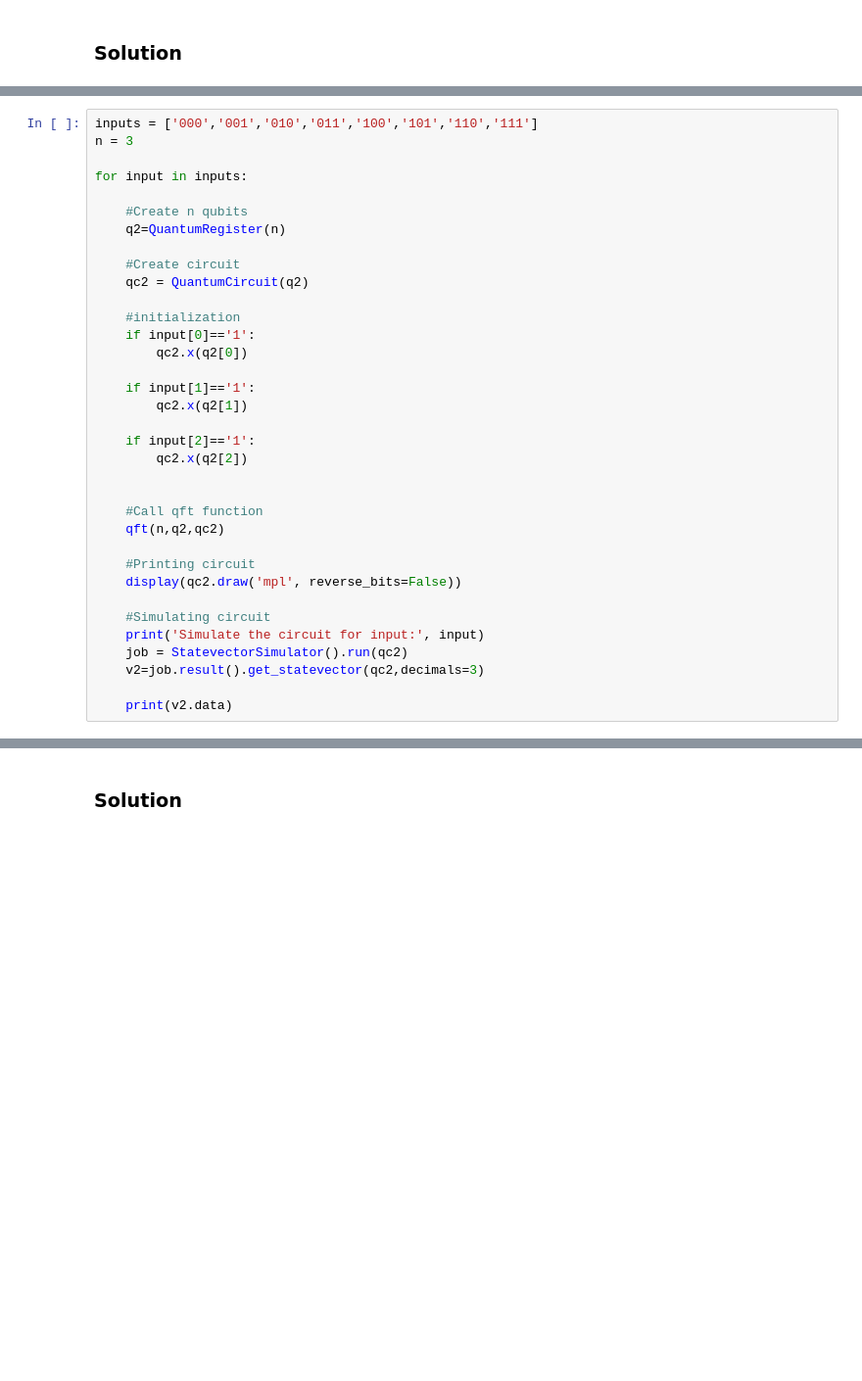
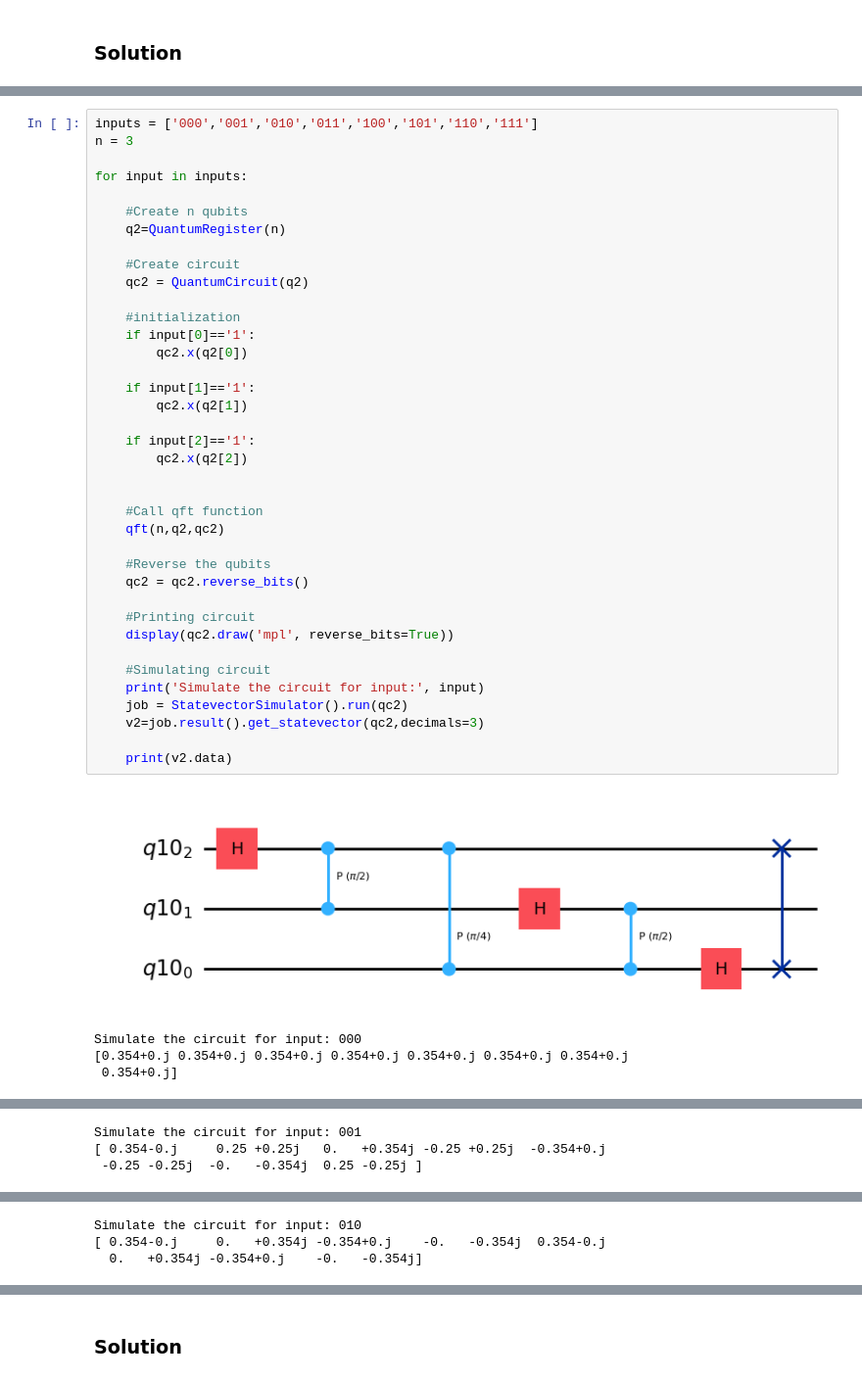
Before and after one commit to ozlemsalehi/cs435, a Jupyter notebook: silver/D02_Quantum_Fourier_Transform_Solutions.ipynb, the cells around one changed output, grey strips where cells are left out. Shown at 98% size. Drawn from its saved outputs; the diff is of its cells as text; blank space fills up the shorter version.

```diff
--- a/silver/D02_Quantum_Fourier_Transform_Solutions.ipynb
+++ b/silver/D02_Quantum_Fourier_Transform_Solutions.ipynb
@@ -246,31 +258,39 @@ n = 3
 for input in inputs:
 
     #Create n qubits
     q2=QuantumRegister(n)
 
     #Create circuit
     qc2 = QuantumCircuit(q2)
 
     #initialization
     if input[0]=='1':
         qc2.x(q2[0])
 
     if input[1]=='1':
         qc2.x(q2[1])
 
     if input[2]=='1':
         qc2.x(q2[2])
 
 
     #Call qft function
     qft(n,q2,qc2)
 
+    #Reverse the qubits
+    qc2 = qc2.reverse_bits()
+
     #Printing circuit
-    display(qc2.draw('mpl', reverse_bits=False))
+    display(qc2.draw('mpl', reverse_bits=True))
 
     #Simulating circuit
     print('Simulate the circuit for input:', input)
     job = StatevectorSimulator().run(qc2)
     v2=job.result().get_statevector(qc2,decimals=3)
 
     print(v2.data)
+# %% [output]
+[figure, added]
+Simulate the circuit for input: 000
+[0.354+0.j 0.354+0.j 0.354+0.j 0.354+0.j 0.354+0.j 0.354+0.j 0.354+0.j
+ 0.354+0.j]
@@ -276,0 +298,3 @@ for input in inputs:
+Simulate the circuit for input: 001
+[ 0.354-0.j     0.25 +0.25j   0.   +0.354j -0.25 +0.25j  -0.354+0.j
+ -0.25 -0.25j  -0.   -0.354j  0.25 -0.25j ]
@@ -276,0 +302,3 @@ for input in inputs:
+Simulate the circuit for input: 010
+[ 0.354-0.j     0.   +0.354j -0.354+0.j    -0.   -0.354j  0.354-0.j
+  0.   +0.354j -0.354+0.j    -0.   -0.354j]
```
Also changed, not shown: parts of 8 cells of this notebook, 4 other files.
